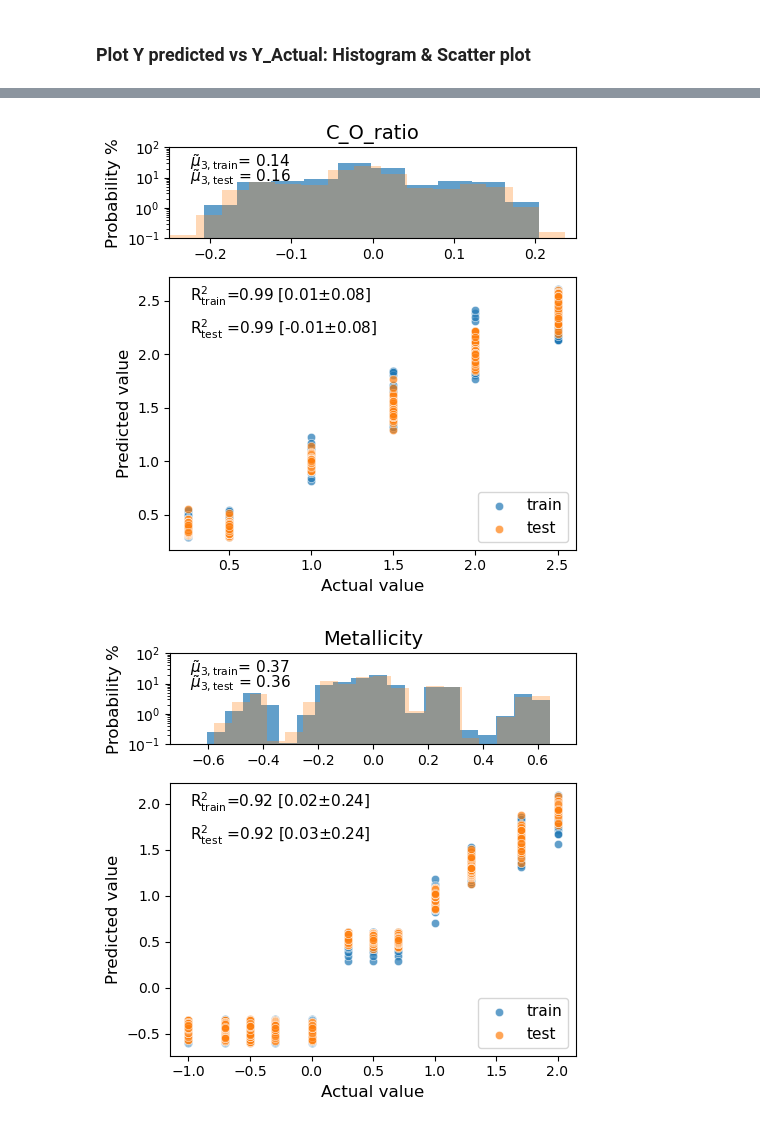
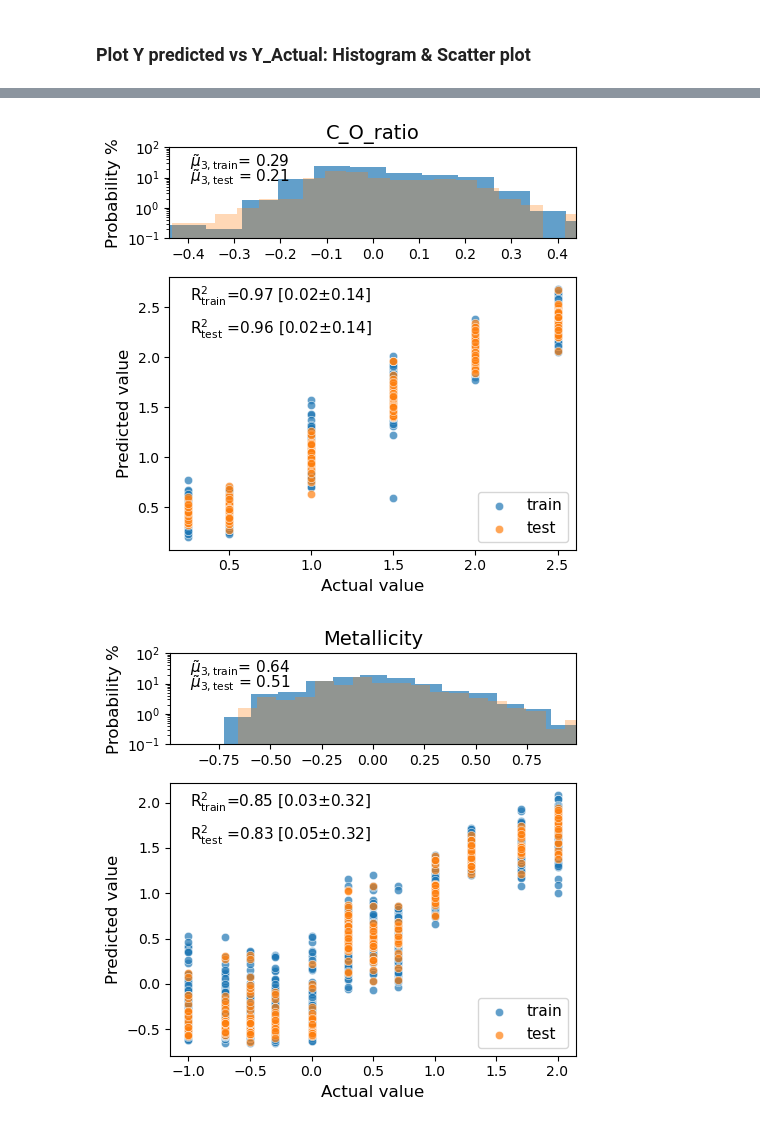
Before and after one commit to EhsanGharibNezhad/TelescopeML, a Jupyter notebook: notebooks/Train_CNN_Model.ipynb, the cells around one changed output, grey strips where cells are left out. Cells and saved outputs as stored; diff of their text form; code cells hidden in the pictures.

```diff
--- a/notebooks/Train_CNN_Model.ipynb
+++ b/notebooks/Train_CNN_Model.ipynb
@@ -94,8 +96,9 @@ y.head(5)
 # %% [markdown]
 # Step 2: Build the CNN model / Data processing
 # %%
-# Instintiate TrainCNNRegression class
-build_cnn_regression = BuildRegression(feature_values=X.to_numpy(),
+# Instintiate BuildCNN class
+build_cnn_regression = BuildCNN(
+                             feature_values=X.to_numpy(),
                              feature_names=X.columns,
                              target_values=y.to_numpy(),
                              target_name=['gravity', 'c_o_ratio', 'metallicity', 'temperature'],
@@ -105,7 +108,8 @@ build_cnn_regression = BuildRegression(feature_values=X.to_numpy(),
                              is_feature_improved='no',
                              is_augmented='no',
                              ml_model=None,
-                             ml_model_str='CNN')
+                             ml_model_str='CNN',
+                                )
 # %% [markdown]
 #### Split the dataset into train, validate and test sets
 # %%
@@ -264,5 +268,5 @@ Non-trainable params: 0
 __________________________________________________________________________________________________
 None
 # %%
-history, model =  train_cnn_model.fit_cnn_model(budget=30)
+history, model =  train_cnn_model.fit_cnn_model(budget=1)
 # %% [output]
@@ -332,5 +304,8 @@ with open('../../outputs/trained_models/trained_CNN_history_Toy_parameters__newb
+# %%
+loaded_model, history = load_or_dump_trained_model_CNN(indicator='Toy_parameters__newbuild_random100_v2_delete',
+                                                      load_or_dump = 'load')
 # %%
-build_cnn_regression.trained_model = model
+build_cnn_regression.trained_model = loaded_model
 build_cnn_regression.trained_model_history = history
 # %% [markdown]
 # Step 4: Check Trained Model
@@ -379,7 +354,7 @@ build_cnn_regression.plot_model_loss(title = 'RandState=100: X:StandRow, y:Stand
 # %% [markdown]
 ### Plot Y predicted vs Y_Actual: Histogram & Scatter plot
 # %%
-i = 1
+i = 10
 regression_report(
         trained_model = build_cnn_regression,
 
@@ -404,2 +379,2 @@ regression_report(
-[figure, old version]
+[figure, new version]
-[figure, old version]
+[figure, new version]
```
Also changed, not shown: parts of 12 cells of this notebook, 1 other file.
